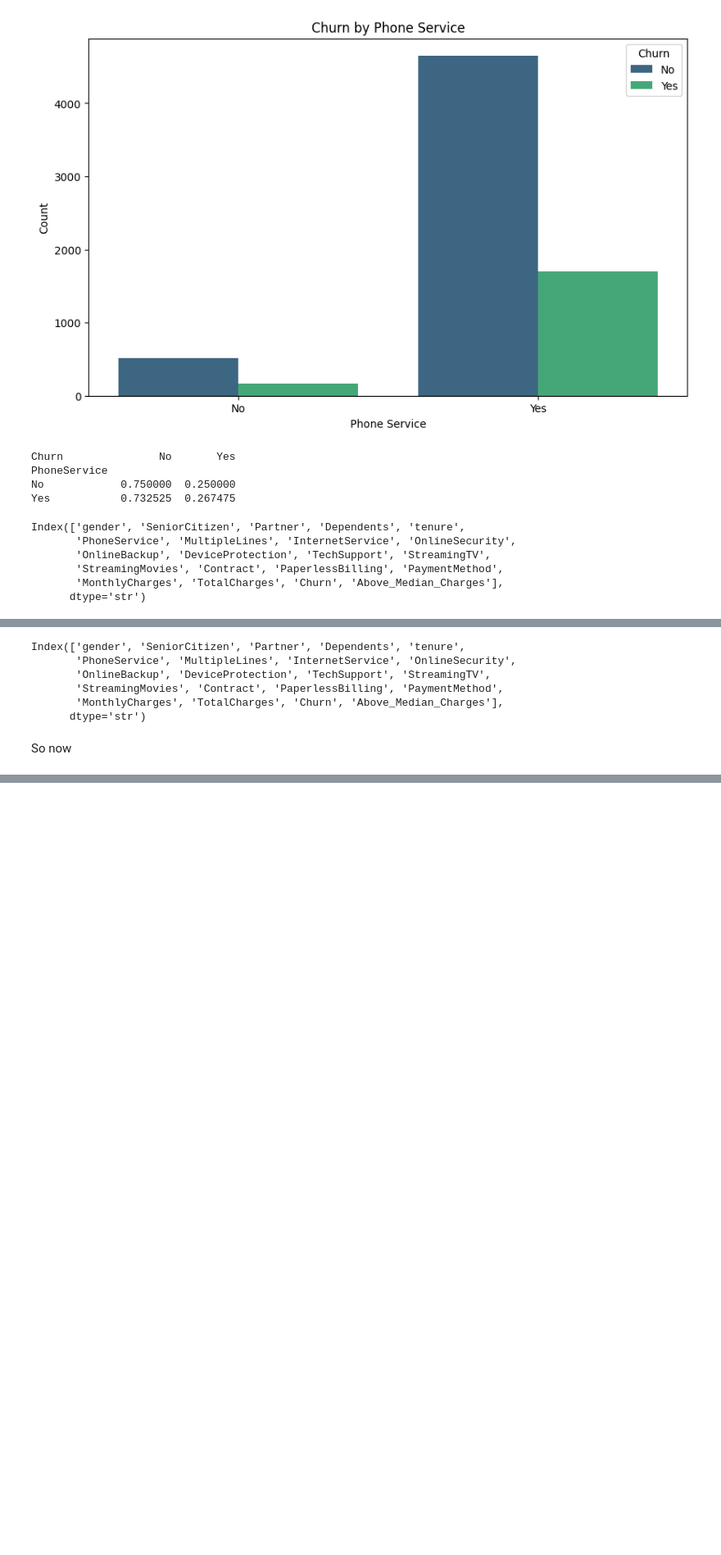
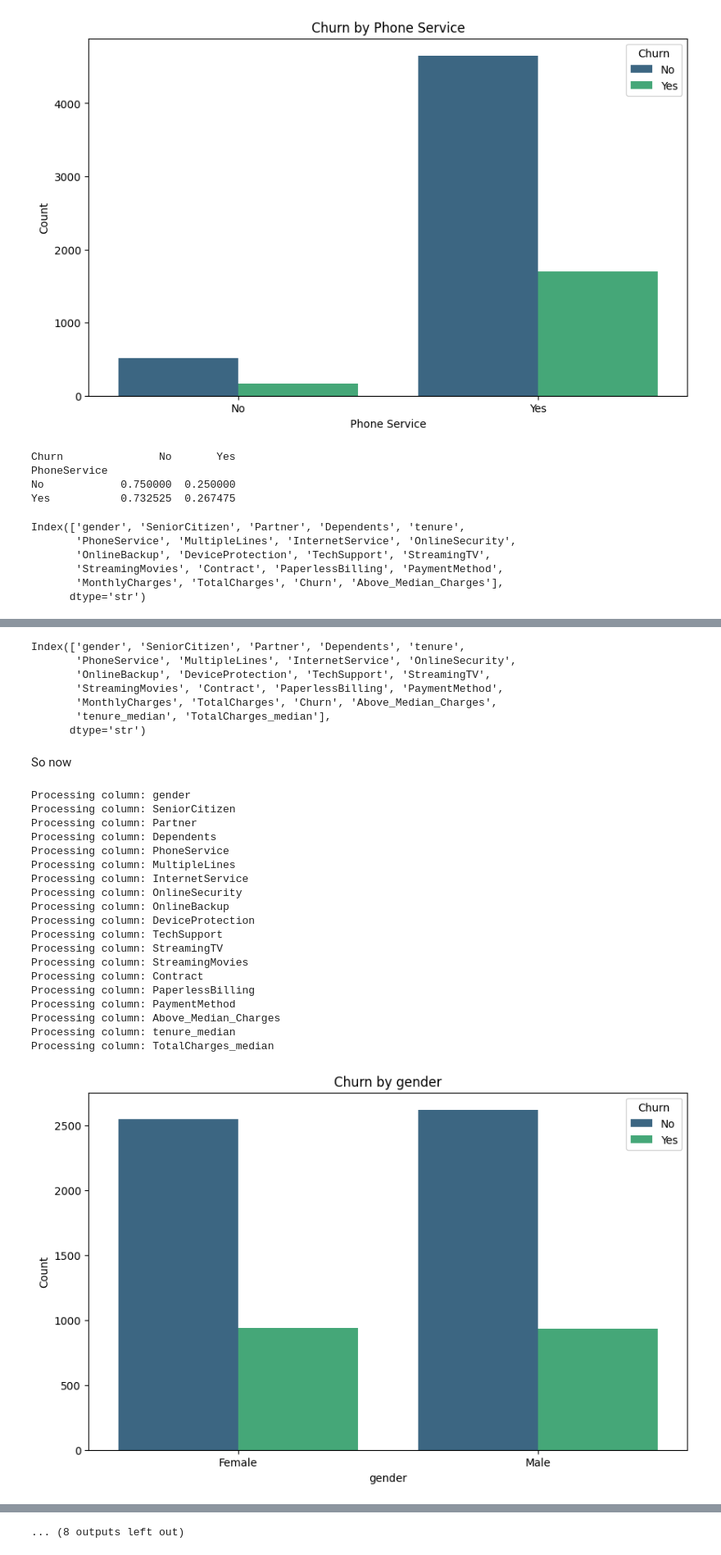
Before and after one commit to DaXanto/telecom-churn-analysis, a Jupyter notebook: scripts/main.ipynb, the cells around one changed output, grey strips where cells are left out. Shown at 82% size. Saved outputs shown, nothing was run; the diff lists cells and outputs as text; code cells hidden in the pictures; blank space fills up the shorter version.

```diff
--- a/scripts/main.ipynb
+++ b/scripts/main.ipynb
@@ -256,6 +282,12 @@ Index(['gender', 'SeniorCitizen', 'Partner', 'Dependents', 'tenure',
 colonnes_to_drop = df.columns[df.nunique() > 5].tolist() + ["Churn"]
 print(colonnes_to_drop)
 for col in colonnes_to_drop:
-    df[""]
+    if col == "TotalCharges":
+        df[col] = df[col].astype(float)
+    if col != "Churn" and col != "MonthlyCharges" and df[col].dtype != "string":
+        print(f"Processing column: {col}")
+        df[f"{col}_median"] = df[col] < df[col].median()
+
+print(df.columns)
 # %% [output]
 ['tenure', 'MonthlyCharges', 'TotalCharges', 'Churn']
@@ -262,5 +303,5 @@ for col in colonnes_to_drop:
 # %%
 
-colonnes_to_check = df.select_dtypes(include=['object', 'bool']).columns.drop(colonnes_to_drop, errors='ignore')
+colonnes_to_check = df.select_dtypes(include=['object', 'bool','int64']).columns.drop(colonnes_to_drop, errors='ignore')
 print(colonnes_to_check)
 # %% [output]
@@ -299,7 +341,38 @@ Index(['gender', 'SeniorCitizen', 'Partner', 'Dependents', 'tenure',
        'PhoneService', 'MultipleLines', 'InternetService', 'OnlineSecurity',
        'OnlineBackup', 'DeviceProtection', 'TechSupport', 'StreamingTV',
        'StreamingMovies', 'Contract', 'PaperlessBilling', 'PaymentMethod',
-       'MonthlyCharges', 'TotalCharges', 'Churn', 'Above_Median_Charges'],
+       'MonthlyCharges', 'TotalCharges', 'Churn', 'Above_Median_Charges',
+       'tenure_median', 'TotalCharges_median'],
       dtype='str')
 # %% [markdown]
 So now
+# %%
+for col in colonnes_to_check:
+    print(f"Processing column: {col}")
+    plt.figure(figsize=(10, 6))
+    sns.countplot(data=df, x=col, hue="Churn", palette="viridis")
+    plt.title(f"Churn by {col}")
+    plt.xlabel(col)
+    plt.ylabel("Count")
+    plt.legend(title="Churn")
+# %% [output]
+Processing column: gender
+Processing column: SeniorCitizen
+Processing column: Partner
+Processing column: Dependents
+Processing column: PhoneService
+Processing column: MultipleLines
+Processing column: InternetService
+Processing column: OnlineSecurity
+Processing column: OnlineBackup
+Processing column: DeviceProtection
+Processing column: TechSupport
+Processing column: StreamingTV
+Processing column: StreamingMovies
+Processing column: Contract
+Processing column: PaperlessBilling
+Processing column: PaymentMethod
+Processing column: Above_Median_Charges
+Processing column: tenure_median
+Processing column: TotalCharges_median
+[figure, added]
@@ -305,0 +389 @@ So now
+... (8 outputs left out)
```
Also changed, not shown: parts of 25 cells of this notebook, 1 other file.
